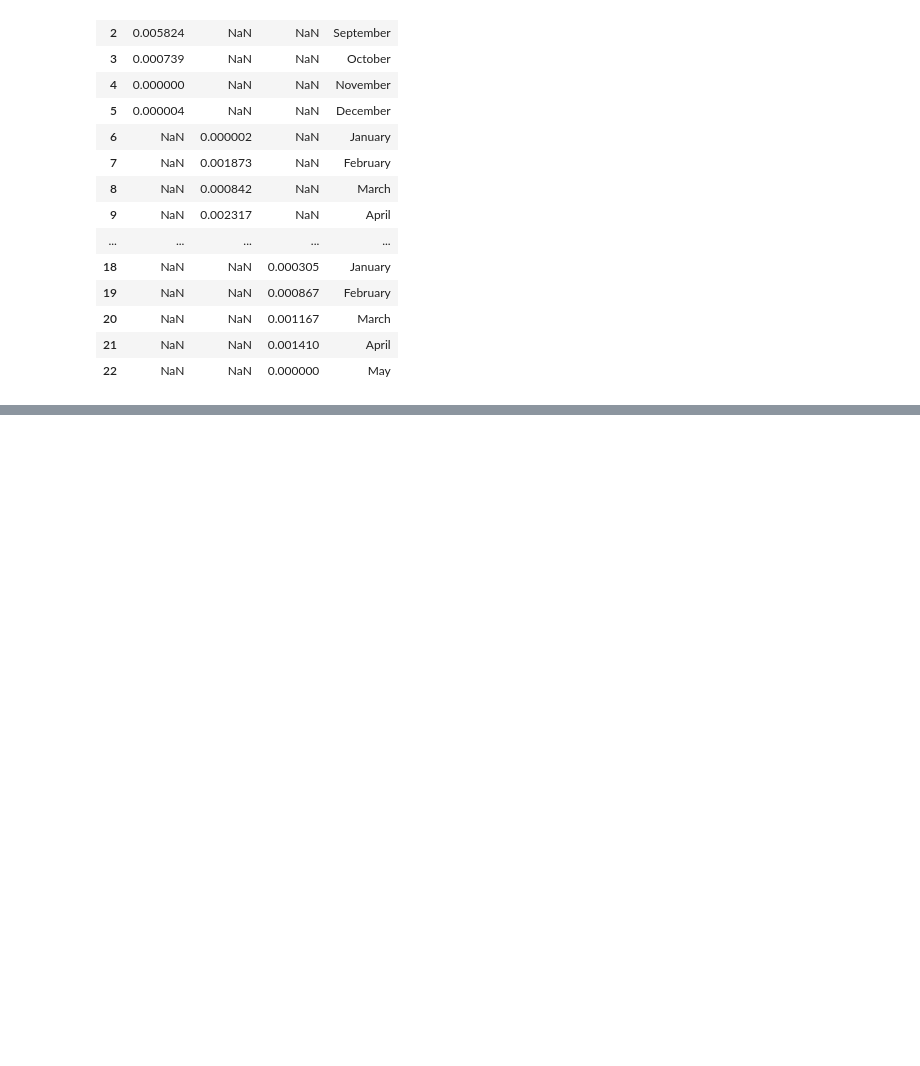
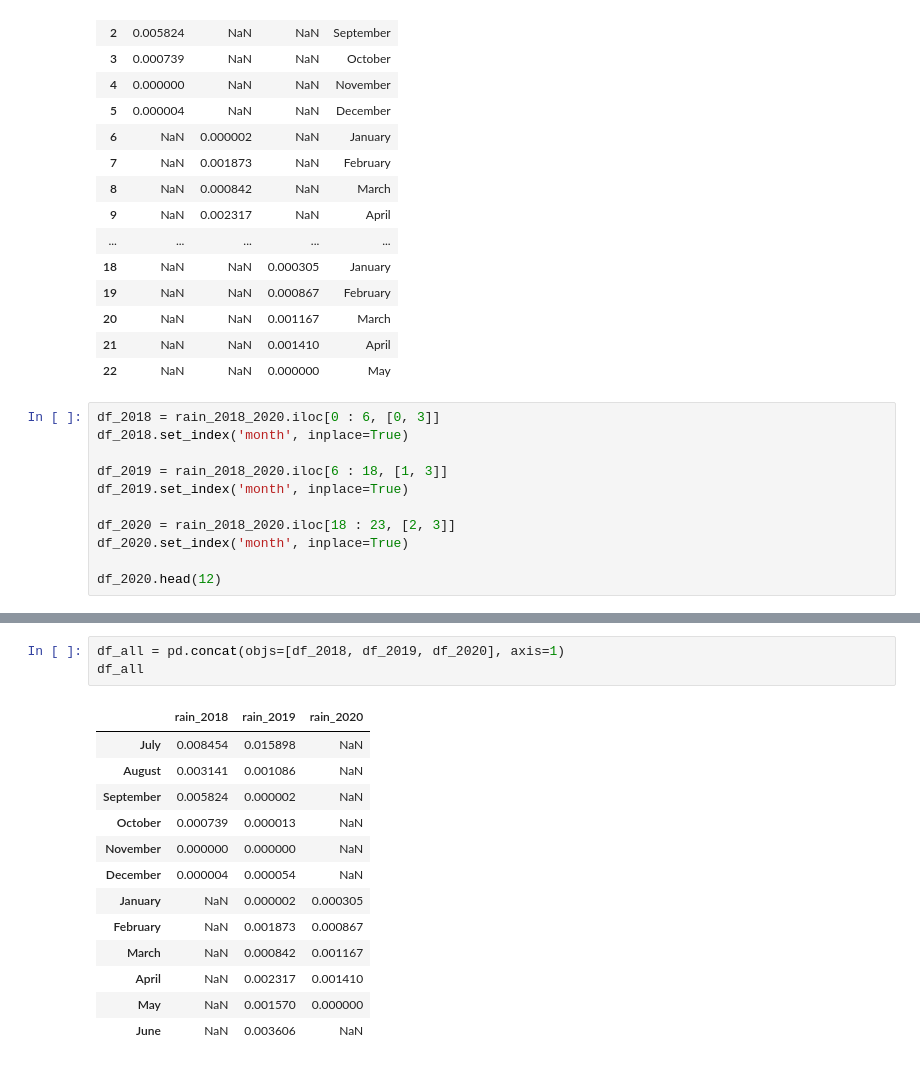
Before and after one commit to mietekdom/Nepal---Solar-Radiation-Measurments, a Jupyter notebook: Nepal_solar_radiation.ipynb, the cells around one changed output, grey strips where cells are left out. Cells and saved outputs as stored; diff of their text form; blank space fills up the shorter version.

```diff
--- a/Nepal_solar_radiation.ipynb
+++ b/Nepal_solar_radiation.ipynb
@@ -172,3 +172,14 @@ rain_2018_2020
 | 20 | NaN | NaN | 0.001167 | March |
 | 21 | NaN | NaN | 0.001410 | April |
 | 22 | NaN | NaN | 0.000000 | May |
+# %%
+df_2018 = rain_2018_2020.iloc[0 : 6, [0, 3]]
+df_2018.set_index('month', inplace=True)
+
+df_2019 = rain_2018_2020.iloc[6 : 18, [1, 3]]
+df_2019.set_index('month', inplace=True)
+
+df_2020 = rain_2018_2020.iloc[18 : 23, [2, 3]]
+df_2020.set_index('month', inplace=True)
+
+df_2020.head(12)
@@ -174,0 +194,17 @@ rain_2018_2020
+# %%
+df_all = pd.concat(objs=[df_2018, df_2019, df_2020], axis=1)
+df_all
+# %% [output]
+|  | rain_2018 | rain_2019 | rain_2020 |
+| July | 0.008454 | 0.015898 | NaN |
+| August | 0.003141 | 0.001086 | NaN |
+| September | 0.005824 | 0.000002 | NaN |
+| October | 0.000739 | 0.000013 | NaN |
+| November | 0.000000 | 0.000000 | NaN |
+| December | 0.000004 | 0.000054 | NaN |
+| January | NaN | 0.000002 | 0.000305 |
+| February | NaN | 0.001873 | 0.000867 |
+| March | NaN | 0.000842 | 0.001167 |
+| April | NaN | 0.002317 | 0.001410 |
+| May | NaN | 0.001570 | 0.000000 |
+| June | NaN | 0.003606 | NaN |
```
Also changed, not shown: parts of 1 cell of this notebook.
